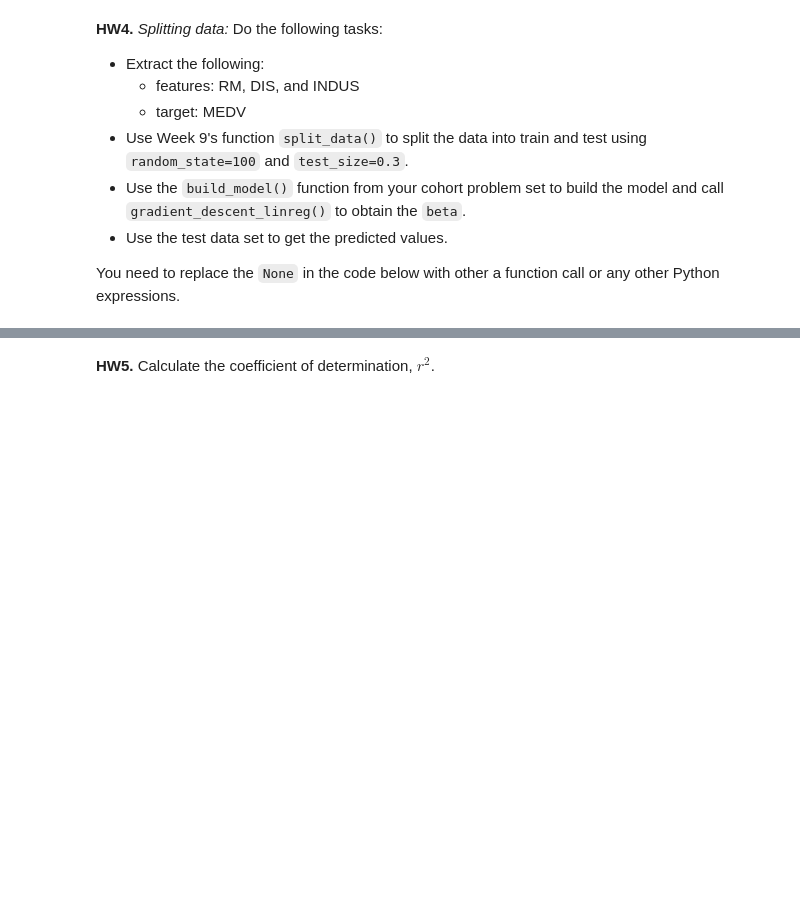
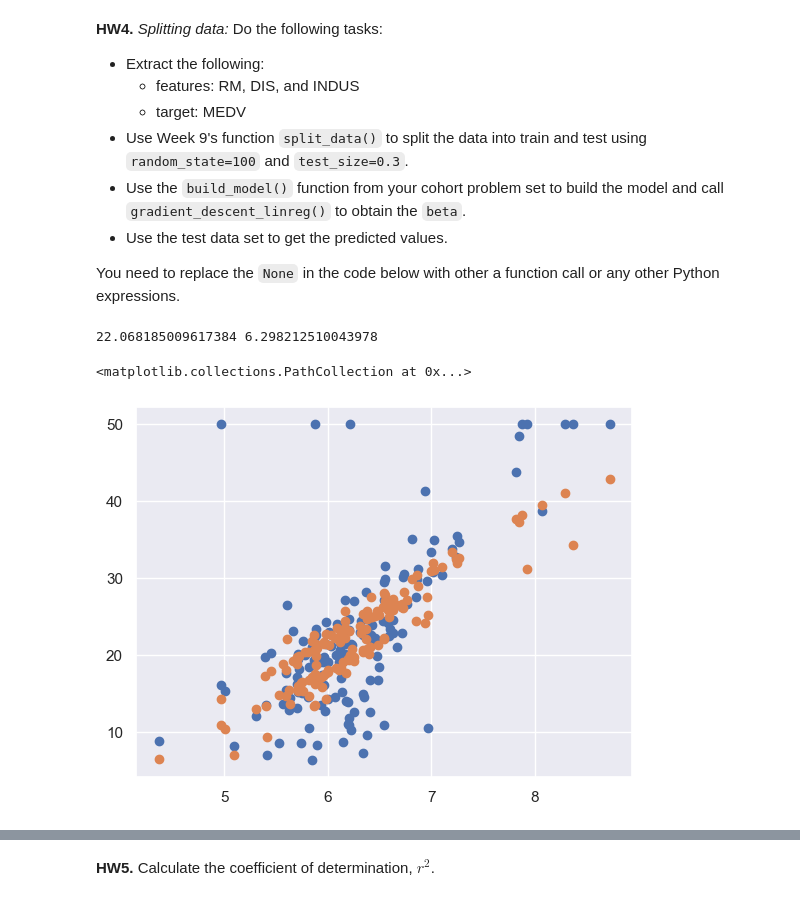
Before and after one commit to surrelsaga/DDW-weekly-problemSets, a Jupyter notebook: Week10_Homework.ipynb, the cells around one changed output, grey strips where cells are left out. Cells and saved outputs as stored; diff of their text form; code cells hidden in the pictures; blank space fills up the shorter version.

```diff
--- a/Week10_Homework.ipynb
+++ b/Week10_Homework.ipynb
@@ -112,23 +150,21 @@ def mean_squared_error(target: np.ndarray, pred: np.ndarray) -> float:
 # %%
 import os
 FILE_LOC = os.getenv('UPLOADED_FILES')
+# FILE_LOC = 'data'
 if FILE_LOC is None:
     FILE_LOC = "."
 # the file location is at FILE_LOC + "/housing_processed.csv"
 # Read the CSV file
-# df: pd.DataFrame = None
+df: pd.DataFrame = pd.read_csv(FILE_LOC + '/housing_processed.csv')
 
 # Extract the features and the targets
-# ft_out: tuple[pd.DataFrame, pd.DataFrame] = None
-# df_features, df_target = ft_out
+ft_out: tuple[pd.DataFrame, pd.DataFrame] = get_features_targets(df,['RM', 'DIS', 'INDUS'],['MEDV'])
+df_features, df_target = ft_out
 
 # Normalize using z normalization
-# norm_out: tuple[np.ndarray, np.ndarray, np.ndarray] = None
-# array_features,_,_ = norm_out
+norm_out: tuple[np.ndarray, np.ndarray, np.ndarray] = normalize_z(df_features.to_numpy())
+array_features,_,_ = norm_out
 
-###
-### YOUR CODE HERE
-###
 
 df_features: pd.DataFrame = pd.DataFrame(array_features, columns=df_features.columns)
 display(df_features.describe())
@@ -358,27 +478,25 @@ def build_model_linreg(array_feature_train: np.ndarray,
     return model, J_storage
 # %%
 # Extract the features and the target
-# ft_out: tuple[pd.DataFrame, pd.DataFrame] = None
-# df_features, df_target = ft_out
+ft_out: tuple[pd.DataFrame, pd.DataFrame] = get_features_targets(df, ["RM", 'DIS', 'INDUS'], ["MEDV"])
+df_features, df_target = ft_out
 
 # Split the data set into training and test
-# split_out: tuple[np.ndarray, np.ndarray, np.ndarray, np.ndarray] = None
-# df_features_train, df_features_test, df_target_train, df_target_test = split_out
+split_out: tuple[np.ndarray, np.ndarray, np.ndarray, np.ndarray] = split_data(df_features.to_numpy(), df_target.to_numpy(), random_state=100, test_size=0.3)
+df_features_train, df_features_test, df_target_train, df_target_test = split_out
 
 # call build_model_linreg() function
-# model_out: tuple[np.ndarray, np.ndarray] = None
-# model, J_storage = model_out
+model_out: tuple[np.ndarray, np.ndarray] = build_model_linreg(df_features_train, df_target_train)
+model, J_storage = model_out
 
 # normalize the test features
-# norm_out: tuple[np.ndarray, np.ndarray, np.ndarray] = None
-# array_feature_test, _, _ = norm_out
+# normalize the test data with the mean, std of the training model (so become same scale)
+norm_out: tuple[np.ndarray, np.ndarray, np.ndarray] = normalize_z(df_features_test, model["means"], model["stds"])
+array_feature_test, _, _ = norm_out
 
 # call the predict_linreg() method
-# pred: np.ndarray = None
-
-###
-### YOUR CODE HERE
-###
+beta = model["beta"] #get the beta from the model(equation) we found
+pred: np.ndarray = predict_linreg(array_feature_test, beta)
 # %%
 ###
 ### AUTOGRADER TEST - DO NOT REMOVE
@@ -386,14 +504,22 @@ def build_model_linreg(array_feature_train: np.ndarray,
 # %%
 assert isinstance(pred, np.ndarray)
 assert pred.shape == (151, 1)
-# print(pred.mean(), pred.std())
+print(pred.mean(), pred.std())
 assert np.isclose(pred.mean(), 22.0681, rtol=1e-3)
 assert np.isclose(pred.std(), 6.2982, rtol=1e-3)
+# %% [output]
+22.068185009617384 6.298212510043978
 # %%
 ###
 ### AUTOGRADER TEST - DO NOT REMOVE
 ###
 # %%
-plt.scatter(array_features_test[:, 0], array_target_test)
-plt.scatter(array_features_test[:, 0], pred)
+# These df are not df but in the test cases above
+# the variables above all all numpy array but are named as df_features
+# I DON"T kNOW WHY, just now these are all numpy arrays
+plt.scatter(df_features_test[:, 0], df_target_test[:, 0])
+plt.scatter(df_features_test[:, 0], pred)
+# %% [output]
+<matplotlib.collections.PathCollection at 0x...>
+[figure, added]
 # %%
```
Also changed, not shown: parts of 41 cells of this notebook.
